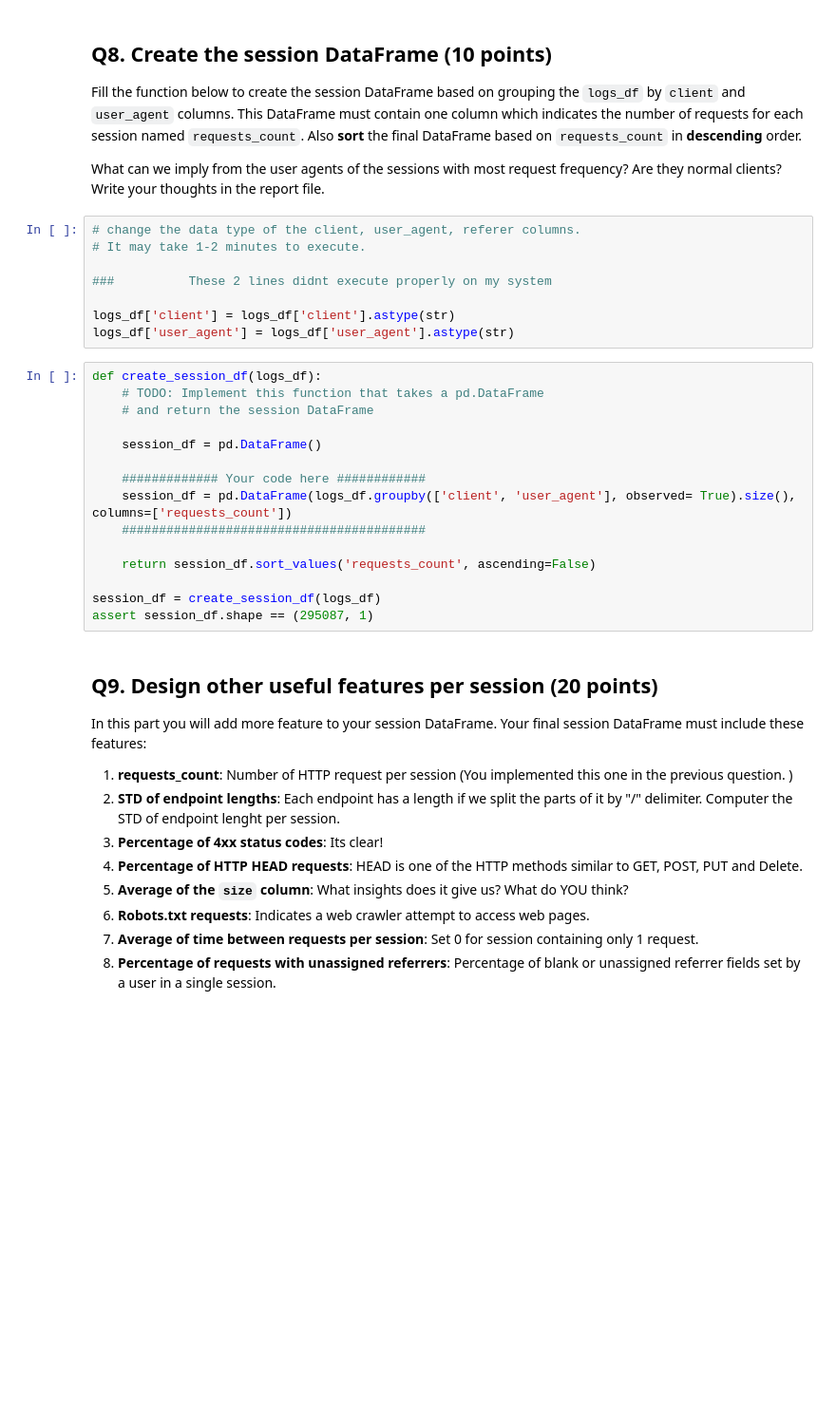
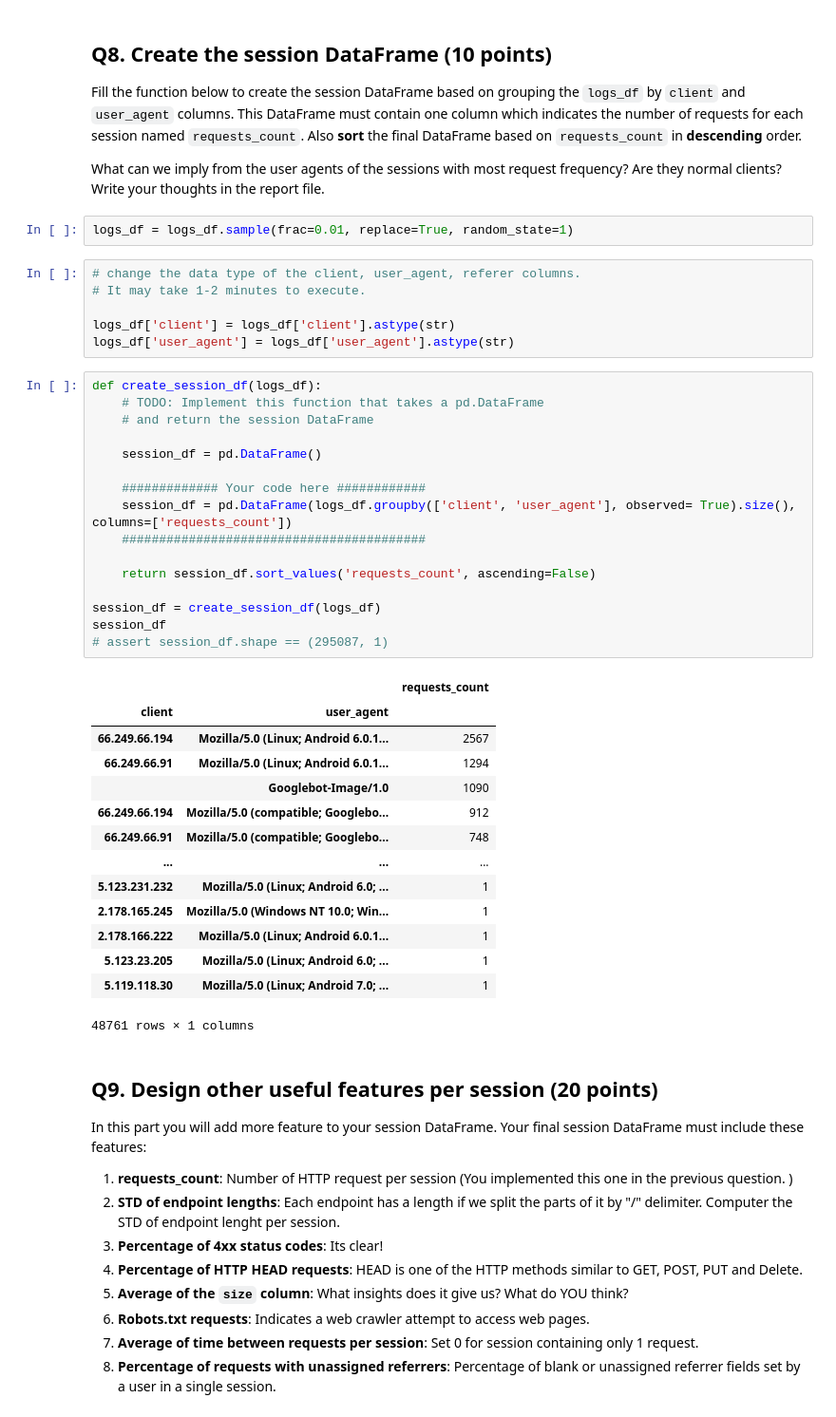
Before and after one commit to AAdvari/pandas-practice, a Jupyter notebook: LogServerAnalysis.ipynb, the cells around one changed output. Shown at 95% size. Cells and saved outputs as stored; diff of their text form; blank space fills up the shorter version.

```diff
--- a/LogServerAnalysis.ipynb
+++ b/LogServerAnalysis.ipynb
@@ -609,29 +639,45 @@ Fill the function below to create the session DataFrame based on grouping the `l
 
 
 What can we imply from the user agents of the sessions with most request frequency? Are they normal clients? Write your thoughts in the report file.
+# %%
+logs_df = logs_df.sample(frac=0.01, replace=True, random_state=1)
 # %%
 # change the data type of the client, user_agent, referer columns.
 # It may take 1-2 minutes to execute.
 
-###          These 2 lines didnt execute properly on my system
-
 logs_df['client'] = logs_df['client'].astype(str)
 logs_df['user_agent'] = logs_df['user_agent'].astype(str)
 # %%
 def create_session_df(logs_df):
     # TODO: Implement this function that takes a pd.DataFrame
     # and return the session DataFrame
 
     session_df = pd.DataFrame()
 
     ############# Your code here ############
     session_df = pd.DataFrame(logs_df.groupby(['client', 'user_agent'], observed= True).size(), columns=['requests_count'])
     #########################################
 
     return session_df.sort_values('requests_count', ascending=False)
 
 session_df = create_session_df(logs_df)
-assert session_df.shape == (295087, 1)
+session_df
+# assert session_df.shape == (295087, 1)
+# %% [output]
+|  |  | requests_count |
+| client | user_agent |  |
+| 66.249.66.194 | Mozilla/5.0 (Linux; Android 6.0.1... | 2567 |
+| 66.249.66.91 | Mozilla/5.0 (Linux; Android 6.0.1... | 1294 |
+|  | Googlebot-Image/1.0 | 1090 |
+| 66.249.66.194 | Mozilla/5.0 (compatible; Googlebo... | 912 |
+| 66.249.66.91 | Mozilla/5.0 (compatible; Googlebo... | 748 |
+| ... | ... | ... |
+| 5.123.231.232 | Mozilla/5.0 (Linux; Android 6.0; ... | 1 |
+| 2.178.165.245 | Mozilla/5.0 (Windows NT 10.0; Win... | 1 |
+| 2.178.166.222 | Mozilla/5.0 (Linux; Android 6.0.1... | 1 |
+| 5.123.23.205 | Mozilla/5.0 (Linux; Android 6.0; ... | 1 |
+| 5.119.118.30 | Mozilla/5.0 (Linux; Android 7.0; ... | 1 |
+48761 rows × 1 columns
 # %% [markdown]
 ## Q9. Design other useful features per session (20 points)
 
```
Also changed, not shown: parts of 9 cells of this notebook.
